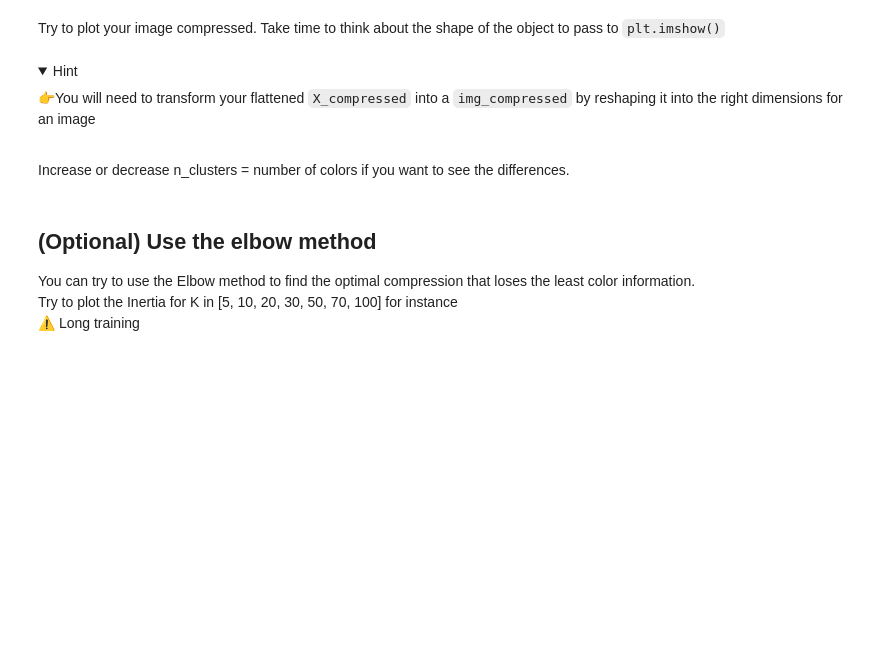
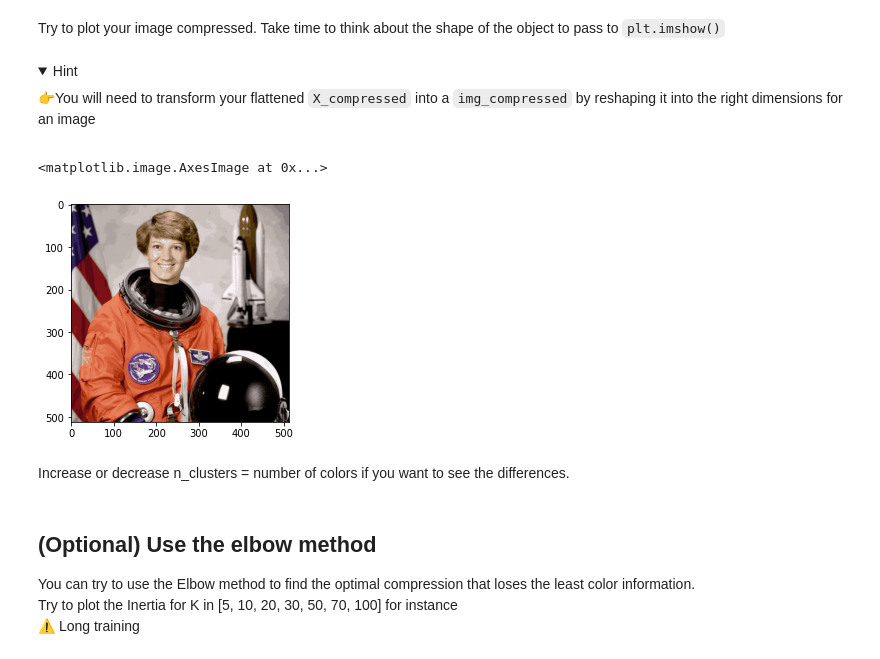
Before and after one commit to selmalopez/data-challenges, a Jupyter notebook: 05-ML/06-Unsupervised-Learning/01-Image-Compression/image_compression.ipynb, the cells around one changed output. Saved outputs shown, nothing was run; the diff lists cells and outputs as text; code cells hidden in the pictures; folded sections open; blank space fills up the shorter version.

```diff
--- a/05-ML/06-Unsupervised-Learning/01-Image-Compression/image_compression.ipynb
+++ b/05-ML/06-Unsupervised-Learning/01-Image-Compression/image_compression.ipynb
@@ -115,0 +221,5 @@ We've just created our compression! Why is that? Because the 32 cluster centers
+# %%
+# YOUR CODE HERE
+#centrers= 32 images
+#labels = a chaque pixels à quel centre il est associé
+X_compressed = pd.DataFrame(km.cluster_centers_[km.labels_])
@@ -123,6 +257,9 @@ As we can see, we have an assignment of every pixel to the cluster it belongs to
 Almost there! 'float64' RGB values needs to be converted to integer between 0 and 255 to have a color that the computer can understand. Use `np.astype` to convert `X_compressed` to 'uint8' (8-bit) types which lies between 0 and 255
 # %%
 # YOUR CODE HERE
+# %%
+X_compressed = X_compressed.astype(dtype='uint8')
+#appliquer la méthode astype
 # %% [markdown]
 Double check that the number of unique colors used is indeed 32
 # %%
@@ -142,3 +293,15 @@ Try to plot your image compressed. Take time to think about the shape of the obj
+# %%
+# YOUR CODE HERE
+#to_numpy pour transformer mon dataframe en numpy array
+X_np = X_compressed.to_numpy()
+# %%
+A = X_np.reshape((512,512,3))
+# %%
+plt.imshow(A)
+# le max que A peut avoir dans ces arrays est 1, les valeurs sont soit des floats soit des entiers
+# %% [output]
+<matplotlib.image.AxesImage at 0x...>
+[figure, added]
 # %% [markdown]
 Increase or decrease n_clusters = number of colors if you want to see the differences.
 # %% [markdown]
```
Also changed, not shown: parts of 17 cells of this notebook.
